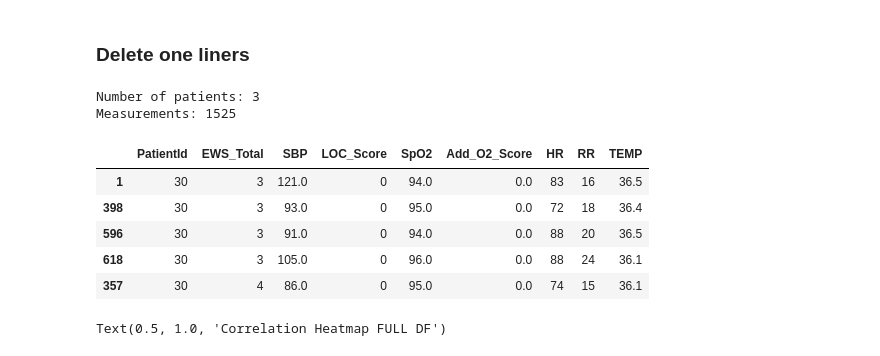
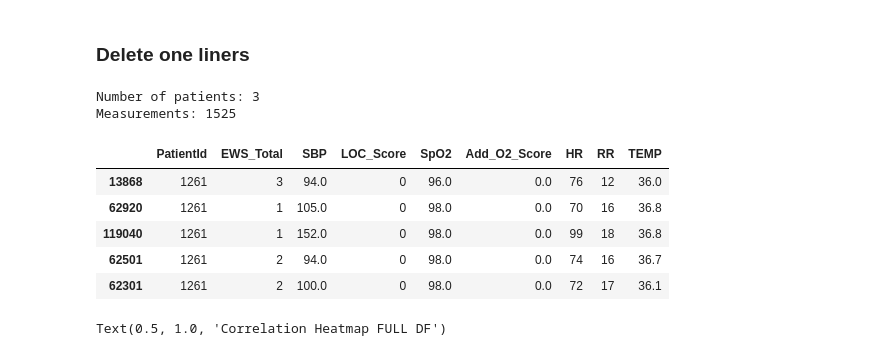
Before and after one commit to kustex/arinti_ews_usecase, a Jupyter notebook: arinti_EWS_notebook.ipynb, the cells around one changed output. Cells and saved outputs as stored; diff of their text form; code cells hidden in the pictures.

```diff
--- a/arinti_EWS_notebook.ipynb
+++ b/arinti_EWS_notebook.ipynb
@@ -14,5 +14,6 @@ import seaborn as sns
 import matplotlib.pyplot as plt
 df_original = pd.read_csv('20200124_ews_observations.csv', low_memory=False)
 df = pd.read_csv('20200124_ews_observations.csv', low_memory=False)
+df['ObservationDate'] = pd.to_datetime(df['ObservationDate'])
 df.dtypes
 # %% [output]
@@ -164,8 +184,8 @@ sbp = df['SBP'].dropna()
 mean_sbp = round(sbp.mean(),0)
 print(mean_sbp)
 
-df_cleaned = df.drop(['ObservationDate', 'EwsProcedure', 'Add_O2', 'LOC'], axis=1)
-df_cleaned = df_cleaned.fillna(mean_sbp)
+
+df_cleaned = df.fillna(mean_sbp)
 df_cleaned.head()
 # %% [output]
 121.0
@@ -198,5 +200,7 @@ df_cleaned.corr()
 # %%
-df_values = df_cleaned.drop(['SBP_Score', 'SpO2_Score', 'HR_Score', 'TEMP_Score', 'RR_Score'], axis=1)
+
+
+df_values = df_cleaned.drop(['SBP_Score', 'SpO2_Score', 'HR_Score', 'TEMP_Score', 'RR_Score', 'ObservationDate', 'EwsProcedure', 'Add_O2', 'LOC'], axis=1)
 display(df_values.head())
 df_values.corr()
 # %% [output]
@@ -230,20 +234,20 @@ def make_dataframe_returning_patients(df, measurements):
     return df_ret
 # %%
 df_n = make_dataframe_returning_patients(df_values, 400)
-df_n = df_5.sort_values(by=['PatientId'])
+df_n = df_n.sort_values(by=['PatientId'])
 df_n.head(5)
 
     #check if function worked
 #df_5.PatientId.value_counts()
 # %% [output]
 Number of patients: 3
 Measurements: 1525
 |  | PatientId | EWS_Total | SBP | LOC_Score | SpO2 | Add_O2_Score | HR | RR | TEMP |
-| 1 | 30 | 3 | 121.0 | 0 | 94.0 | 0.0 | 83 | 16 | 36.5 |
-| 398 | 30 | 3 | 93.0 | 0 | 95.0 | 0.0 | 72 | 18 | 36.4 |
-| 596 | 30 | 3 | 91.0 | 0 | 94.0 | 0.0 | 88 | 20 | 36.5 |
-| 618 | 30 | 3 | 105.0 | 0 | 96.0 | 0.0 | 88 | 24 | 36.1 |
-| 357 | 30 | 4 | 86.0 | 0 | 95.0 | 0.0 | 74 | 15 | 36.1 |
+| 13868 | 1261 | 3 | 94.0 | 0 | 96.0 | 0.0 | 76 | 12 | 36.0 |
+| 62920 | 1261 | 1 | 105.0 | 0 | 98.0 | 0.0 | 70 | 16 | 36.8 |
+| 119040 | 1261 | 1 | 152.0 | 0 | 98.0 | 0.0 | 99 | 18 | 36.8 |
+| 62501 | 1261 | 2 | 94.0 | 0 | 98.0 | 0.0 | 74 | 16 | 36.7 |
+| 62301 | 1261 | 2 | 100.0 | 0 | 98.0 | 0.0 | 72 | 17 | 36.1 |
 # %%
 # compare pairplots
 # %%
```
Also changed, not shown: parts of 23 cells of this notebook.
